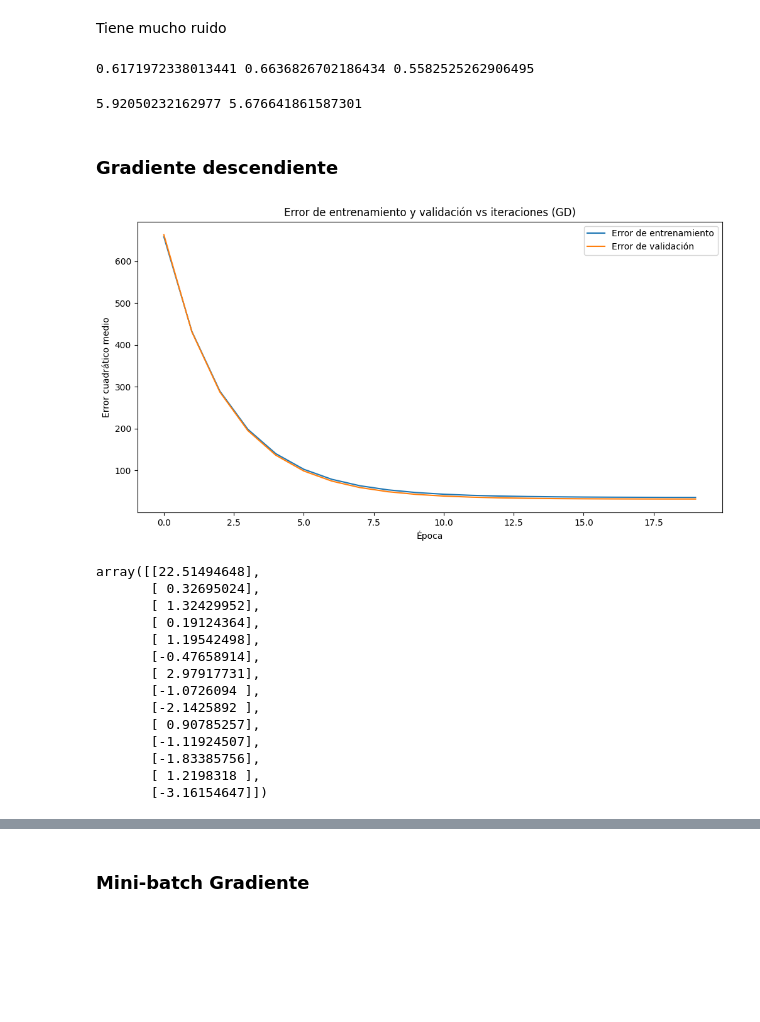
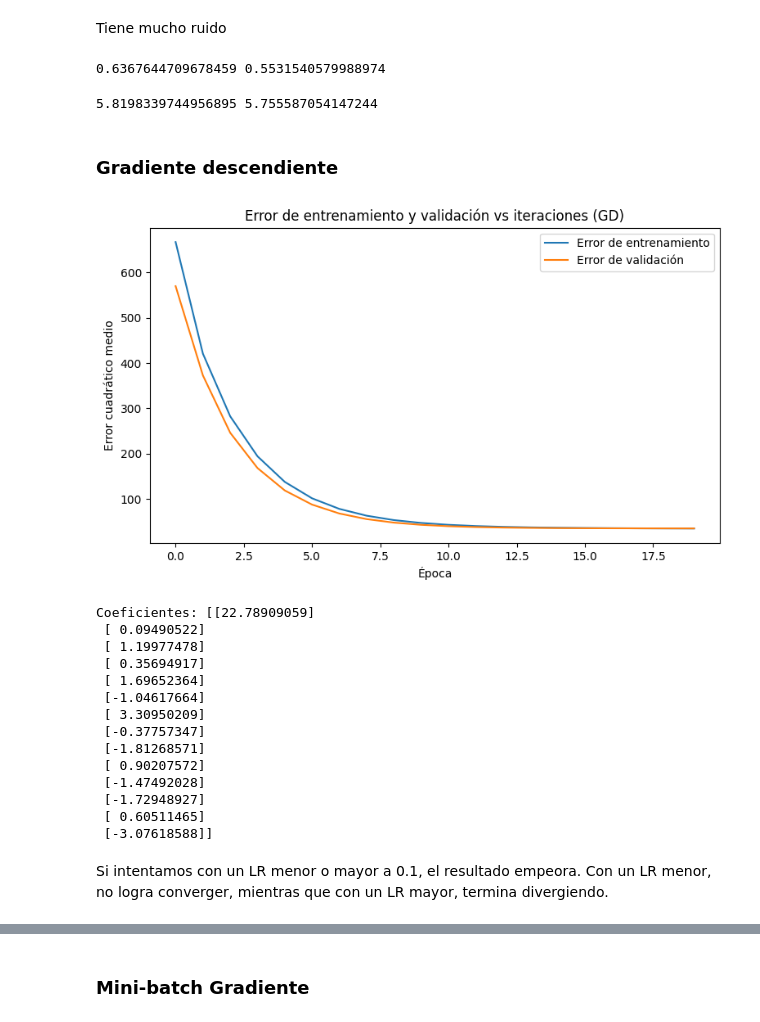
Before and after one commit to therokitoki/AA1-TUIA-Alsop-Hachen, a Jupyter notebook: tp.ipynb, the cells around one changed output, grey strips where cells are left out. Cells and saved outputs as stored; diff of their text form; code cells hidden in the pictures; blank space fills up the shorter version.

```diff
--- a/tp.ipynb
+++ b/tp.ipynb
@@ -68,7 +68,7 @@ def gradient_descent(X_train, y_train, X_val, y_val, lr=0.01, epochs=100):
 
     # Graficar errores de entrenamiento y prueba
     # Definir una figura
-    plt.figure(figsize=(12, 6))
+    plt.figure(figsize=(9, 5))
     # Plotear errores de entrenamiento
     plt.plot(train_errors, label='Error de entrenamiento')
     # Plotear errores de prueba
@@ -126,7 +126,7 @@ def stochastic_gradient_descent(X_train, y_train, X_test, y_test, lr=0.01, epoch
 
 
 
-    plt.figure(figsize=(12, 6))
+    plt.figure(figsize=(9, 5))
     plt.plot(train_errors, label='Error de entrenamiento')
     plt.plot(test_errors, label='Error de prueba')
     plt.xlabel('Iteración')
@@ -176,7 +176,7 @@ def mini_batch_gradient_descent(X_train, y_train, X_test, y_test, lr=0.01, epoch
             test_mse = np.mean(error_test ** 2)
             test_errors.append(test_mse)
 
-    plt.figure(figsize=(12, 6))
+    plt.figure(figsize=(9, 5))
     plt.plot(train_errors, label='Error de entrenamiento')
     plt.plot(test_errors, label='Error de prueba')
     plt.xlabel('Iteración')
@@ -330,25 +330,24 @@ Porcentaje de filas perdidas: 0.56
 x = df.drop(columns='MEDV')
 y = df['MEDV']
 
-ratio_train = 0.7
-ratio_val = 0.15
-ratio_test = 0.15
+ratio_train = 0.8
+ratio_test = 0.20
 
 # Test Split
-x_remaining, x_test, y_remaining, y_test = train_test_split(
-    x, y.values.reshape(-1,1), test_size=ratio_test)
+x_train, x_test, y_train, y_test = train_test_split(
+    x, y.values.reshape(-1,1), test_size=ratio_test, random_state=42)
 
-# Ajustamos
+'''# Ajustamos
 ratio_remaining = 1 - ratio_test
-ratio_val_adjusted = ratio_val / ratio_remaining
+ratio_val_adjusted = ratio_val / ratio_remaining'''
 
-# Validation and Train Split
+'''# Validation and Train Split
 x_train, x_val, y_train, y_val = train_test_split(
-    x_remaining, y_remaining, test_size=ratio_val_adjusted)
+    x_remaining, y_remaining, test_size=ratio_val_adjusted)'''
 
 
 #X_train, X_test, y_train, y_test = train_test_split(x, y, test_size=0.2, random_state=42) #se utiliza 42 para garantizar que cada vez que se corra el código se obtengan los mismos resultados
-x_train.shape, x_val.shape, x_test.shape, y_train.shape, y_val.shape, y_test.shape
+x_train.shape, x_test.shape, y_train.shape, y_test.shape
 #print(X_train)
 #print(y_train)
 # %% [output]
@@ -621,18 +660,18 @@ Tiene mucho ruido
 # Llamada a la función
 GE_r2_train = calcular_score(x_train_scaled,y_train, W_SGD)
 GE_r2_test = calcular_score(x_test_scaled, y_test, W_SGD)
-GE_r2_val = calcular_score(x_val_scaled,y_val, W_SGD)
+#GE_r2_val = calcular_score(x_val_scaled,y_val, W_SGD)
 
-print(GE_r2_train, GE_r2_test, GE_r2_val)
+print(GE_r2_train, GE_r2_test)
 # %% [output]
-0.6171972338013441 0.6636826702186434 0.5582525262906495
+0.6367644709678459 0.5531540579988974
 # %%
 GE_rmse_train = calcular_rmse(x_train_scaled, y_train, W_SGD)
 GE_rmse_test = calcular_rmse(x_test_scaled, y_test, W_SGD)
 
 print(GE_rmse_train, GE_rmse_test)
 # %% [output]
-5.92050232162977 5.676641861587301
+5.8198339744956895 5.755587054147244
 # %%
 data = []
 data.append(['Gradiente Estocástico',
@@ -644,24 +683,24 @@ data.append(['Gradiente Estocástico',
 # %% [markdown]
 ### Gradiente descendiente
 # %%
+W_GD = gradient_descent(x_train_scaled,y_train,x_test_scaled,y_test, lr=0.1, epochs=20)
 
-x_train_scaled.shape, y_train.shape, x_val_scaled.shape, y_val.shape
- #((372, 13), (372, 1), (80, 13), (80, 1))
-W_GD = gradient_descent(x_train_scaled,y_train,x_test_scaled,y_test, lr=0.1, epochs=20)
-W_GD
+print(f'Coeficientes: {W_GD}')
 # %% [output]
-[figure, old version]
+[figure, new version]
-array([[22.51494648],
-       [ 0.32695024],
-       [ 1.32429952],
-       [ 0.19124364],
-       [ 1.19542498],
-       [-0.47658914],
-       [ 2.97917731],
-       [-1.0726094 ],
-       [-2.1425892 ],
-       [ 0.90785257],
-       [-1.11924507],
-       [-1.83385756],
-       [ 1.2198318 ],
-       [-3.16154647]])
+Coeficientes: [[22.78909059]
+ [ 0.09490522]
+ [ 1.19977478]
+ [ 0.35694917]
+ [ 1.69652364]
+ [-1.04617664]
+ [ 3.30950209]
+ [-0.37757347]
+ [-1.81268571]
+ [ 0.90207572]
+ [-1.47492028]
+ [-1.72948927]
+ [ 0.60511465]
+ [-3.07618588]]
+# %% [markdown]
+Si intentamos con un LR menor o mayor a 0.1, el resultado empeora. Con un LR menor, no logra converger, mientras que con un LR mayor, termina divergiendo.
```
Also changed, not shown: parts of 36 cells of this notebook.
